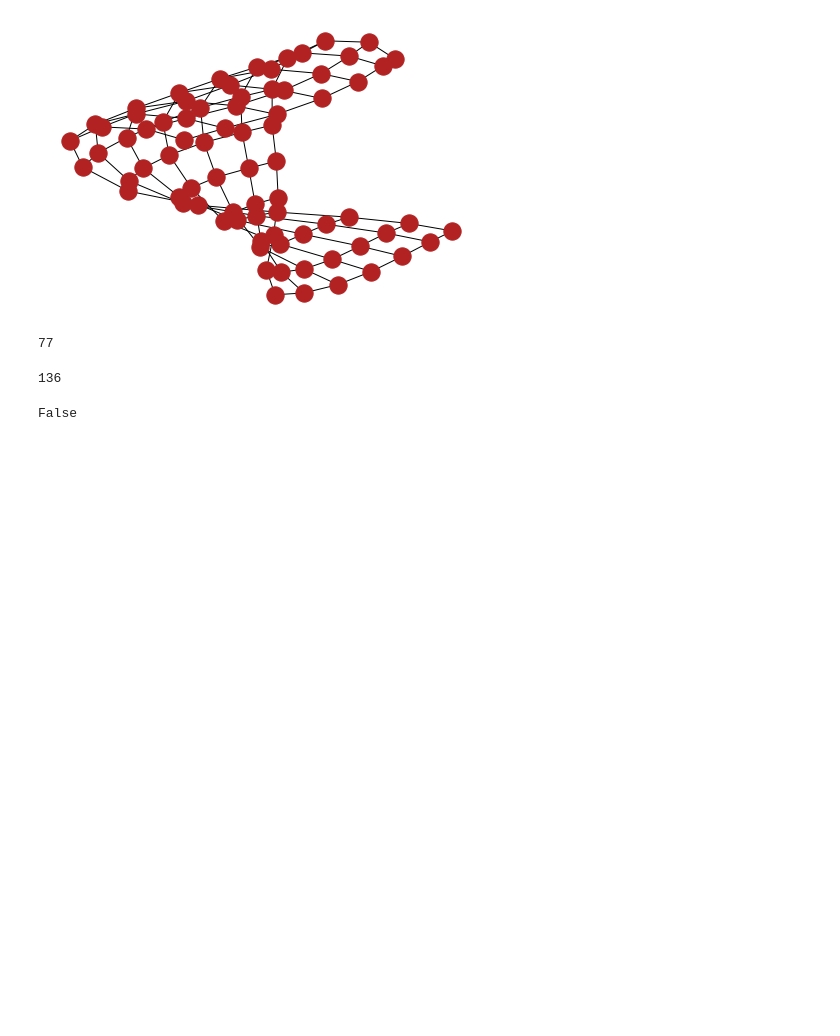
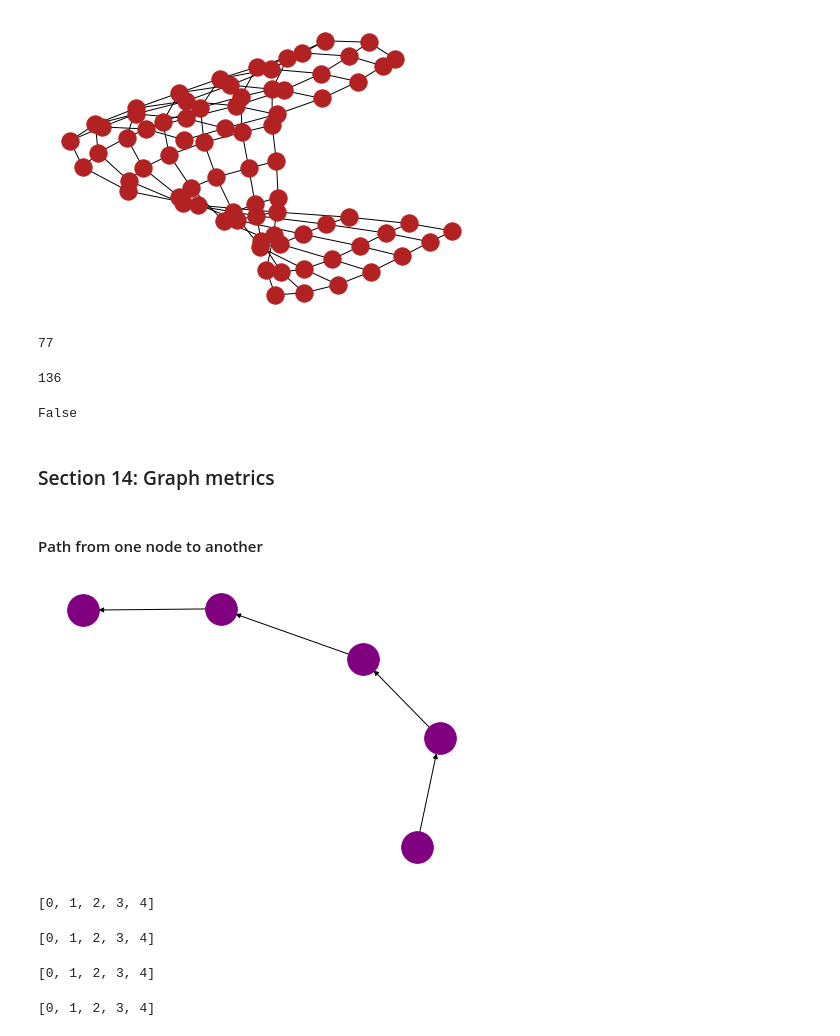
Before and after one commit to soslin/social-network-analysis, a Jupyter notebook: soc-net-class/learn_graphs_sna_2.ipynb, the cells around one changed output. Cells and saved outputs as stored; diff of their text form; code cells hidden in the pictures; blank space fills up the shorter version.

```diff
--- a/soc-net-class/learn_graphs_sna_2.ipynb
+++ b/soc-net-class/learn_graphs_sna_2.ipynb
@@ -75,3 +75,34 @@ gg.size() #number of edges
 gg.is_directed()
 # %% [output]
 False
+# %% [markdown]
+### Section 14: Graph metrics
+# %% [markdown]
+#### Path from one node to another
+# %%
+sp = nx.path_graph(5, create_using = nx.DiGraph)
+nx.draw(sp, node_color = 'purple', node_size = 1000, with_label = True)
+# %% [output]
+[figure, added]
+# %%
+nx.shortest_path(sp, source = 0, target = 4)
+# %% [output]
+[0, 1, 2, 3, 4]
+# %%
+#with no target specified
+p = nx.shortest_path(sp, source = 0)
+p[4]
+# %% [output]
+[0, 1, 2, 3, 4]
+# %%
+#with no source
+p = nx.shortest_path(sp, target = 4)
+p[0]
+# %% [output]
+[0, 1, 2, 3, 4]
+# %%
+#without source and target
+p = nx.shortest_path(sp)
+p[0][4]
+# %% [output]
+[0, 1, 2, 3, 4]
```
Also changed, not shown: parts of 5 cells of this notebook.
